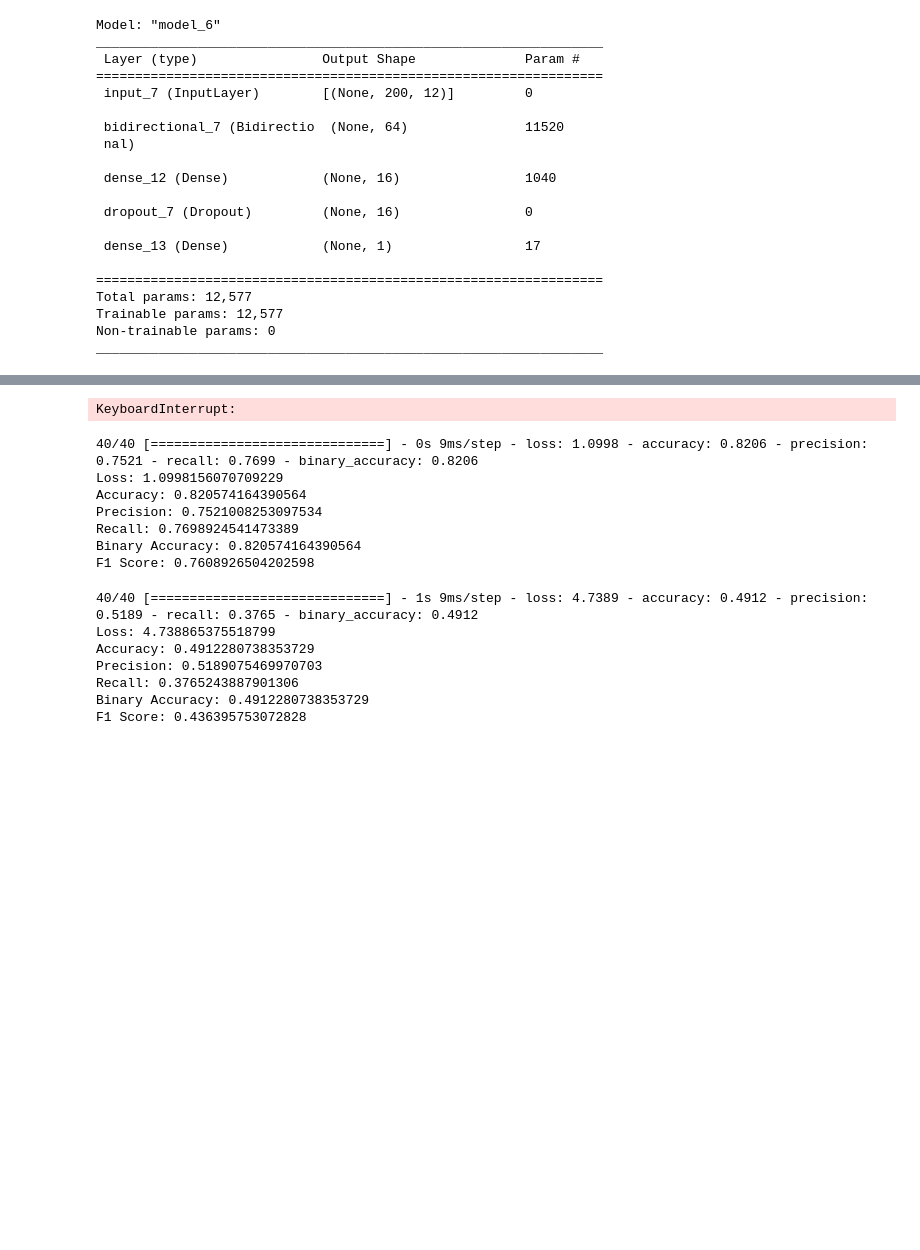
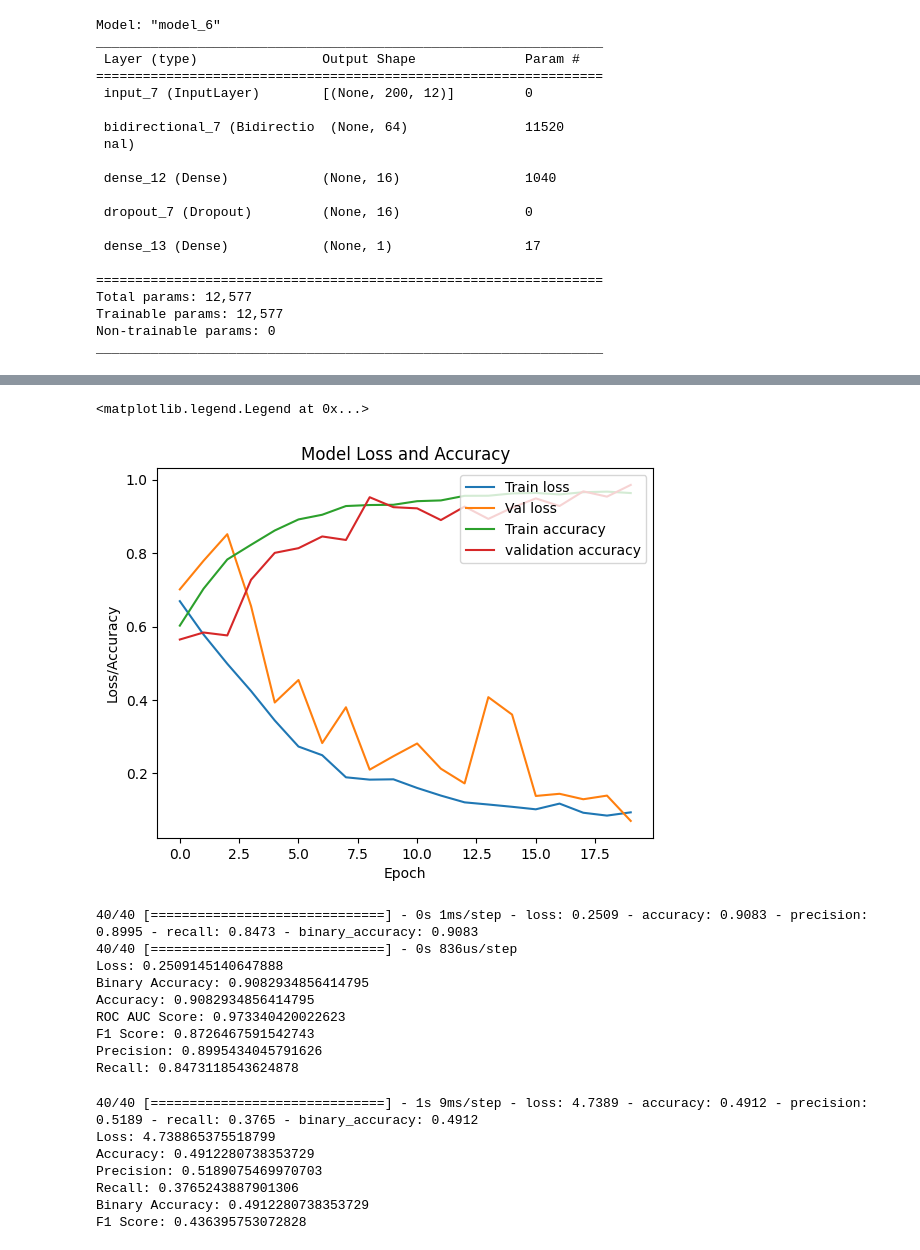
Before and after one commit to raaifhadadi/FYP, a Jupyter notebook: brugada_hb.ipynb, the cells around one changed output, grey strips where cells are left out. Drawn from its saved outputs; the diff is of its cells as text; code cells hidden in the pictures; blank space fills up the shorter version.

```diff
--- a/brugada_hb.ipynb
+++ b/brugada_hb.ipynb
@@ -30,3 +35,19 @@ importlib.reload(da)
+# %%
+def augment_ecg_signal(signal):
+    drifted_signal, _ = da.add_random_baseline_drift(signal, strength_range=(2 ,3), drift_wavelength_range=(300,500))
+    noised_drifted_signal = da.add_random_noise(drifted_signal, (0.1, 0.2))
+    return noised_drifted_signal
+
+def augment_ecg_signal_batch(signals, labels, batch_size):
+    while True:
+
+        indices = np.random.randint(0, signals.shape[0], size=batch_size)
+        batch = signals[indices]
+        batch_labels = labels[indices]
+
+        augmented_batch = np.array([augment_ecg_signal(sample) for sample in batch])
+
+        yield (augmented_batch, batch_labels)
 # %%
 def load_china_data(dir_path, label):
 
@@ -407,7 +401,13 @@ Trainable params: 12,577
 Non-trainable params: 0
 _________________________________________________________________
 # %%
-history = model.fit(X_train, y_train, validation_data=(X_val, y_val), epochs=50, batch_size=32)
+AUGMENT = True
+
+if AUGMENT:
+    data_gen = augment_ecg_signal_batch(X_train, y_train, 32)
+    history = model.fit(data_gen, validation_data=(X_val, y_val), epochs=20, batch_size=32, steps_per_epoch=len(X_train) // 32)
+else:
+    history = model.fit(X_train, y_train, validation_data=(X_val, y_val), epochs=50, batch_size=32)
 
 # plot the training and validation loss and binary accuracy
 plt.plot(history.history['loss'])
@@ -439,22 +439,31 @@ Epoch 38/50
-KeyboardInterrupt:
+<matplotlib.legend.Legend at 0x...>
+[figure, added]
 # %%
 # evaluate the model
 loss, accuracy, precision, recall, binary_accuracy = model.evaluate(X_test, y_test)
+y_pred = model.predict(X_test)
+roc_auc_score(y_test, y_pred)
 
 print("Loss:", loss)
+print("Binary Accuracy:", binary_accuracy)
 print("Accuracy:", accuracy)
+print("ROC AUC Score:", roc_auc_score(y_test, y_pred))
+print("F1 Score:", 2 * (precision * recall) / (precision + recall))
 print("Precision:", precision)
 print("Recall:", recall)
-print("Binary Accuracy:", binary_accuracy)
-print("F1 Score:", 2 * (precision * recall) / (precision + recall))
+
+# auc score
+from sklearn.metrics import roc_auc_score
 # %% [output]
-40/40 [==============================] - 0s 9ms/step - loss: 1.0998 - accuracy: 0.8206 - precision: 0.7521 - recall: 0.7699 - binary_accuracy: 0.8206
-Loss: 1.0998156070709229
-Accuracy: 0.820574164390564
-Precision: 0.7521008253097534
-Recall: 0.7698924541473389
-Binary Accuracy: 0.820574164390564
-F1 Score: 0.7608926504202598
+40/40 [==============================] - 0s 1ms/step - loss: 0.2509 - accuracy: 0.9083 - precision: 0.8995 - recall: 0.8473 - binary_accuracy: 0.9083
+40/40 [==============================] - 0s 836us/step
+Loss: 0.2509145140647888
+Binary Accuracy: 0.9082934856414795
+Accuracy: 0.9082934856414795
+ROC AUC Score: 0.973340420022623
+F1 Score: 0.8726467591542743
+Precision: 0.8995434045791626
+Recall: 0.8473118543624878
 # %%
 # define model that randomly guesses
 def random_model(X):
```
Also changed, not shown: parts of 7 cells of this notebook.
